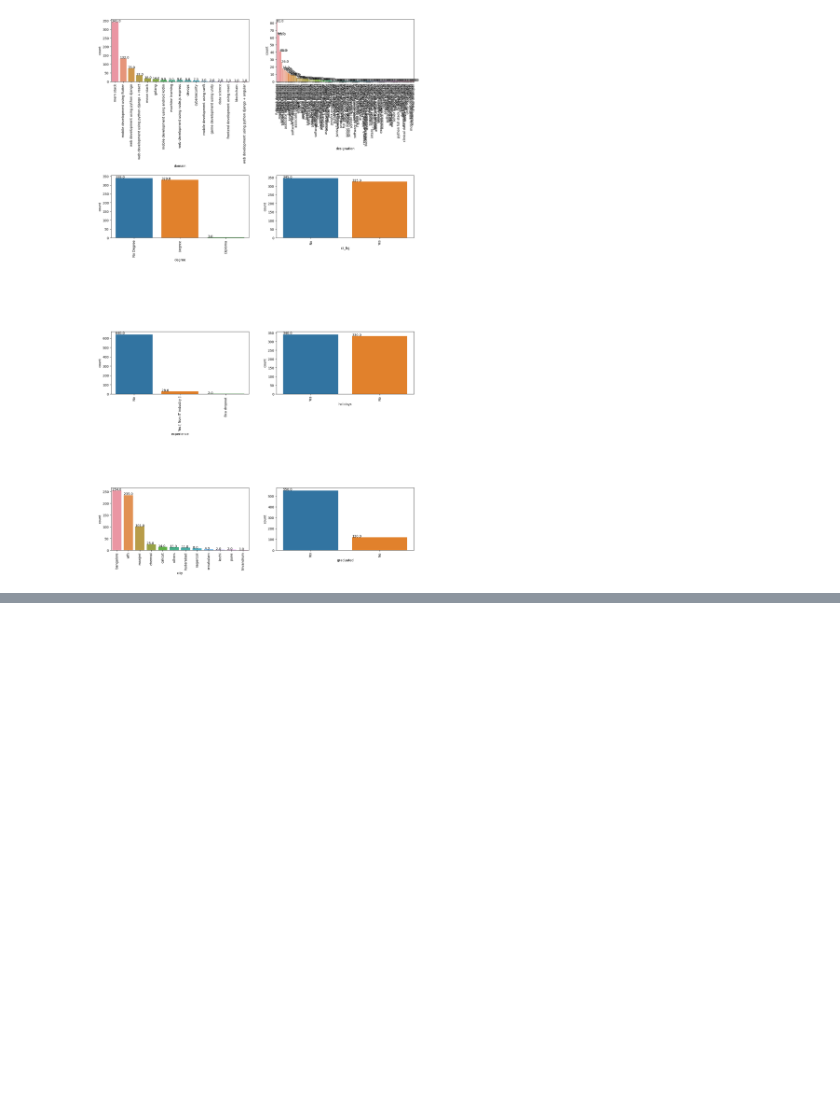
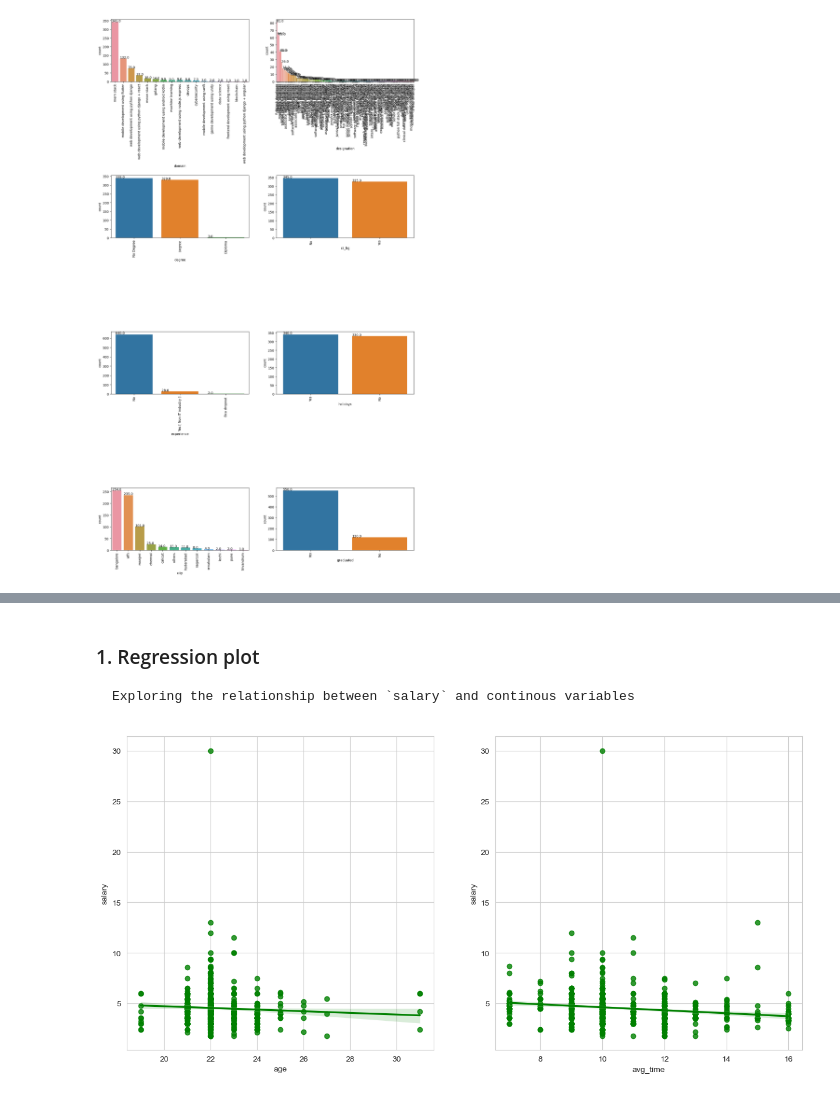
Before and after one commit to mubarakmayyeri/worth-machine-learning, a Jupyter notebook: 3_eda/1_eda-combined.ipynb, the cells around one changed output, grey strips where cells are left out. Drawn from its saved outputs; the diff is of its cells as text; code cells hidden in the pictures; blank space fills up the shorter version.

```diff
--- a/3_eda/1_eda-combined.ipynb
+++ b/3_eda/1_eda-combined.ipynb
@@ -740,0 +756,15 @@ plt.show()
+# %% [markdown]
+### 1. Regression plot
+    Exploring the relationship between `salary` and continous variables
+# %%
+continous_cols = ['age', 'avg_time']
+
+plt.figure(figsize=(15, 7))
+for idx, col in enumerate(continous_cols, 1):
+    plt.subplot(1, 2, idx)
+    sns.regplot(data=skills_df, x=col, y='salary',  color='green')
+
+# Show the plot
+plt.show()
+# %% [output]
+[figure, added]
```
Also changed, not shown: parts of 43 cells of this notebook, 4 other files.
